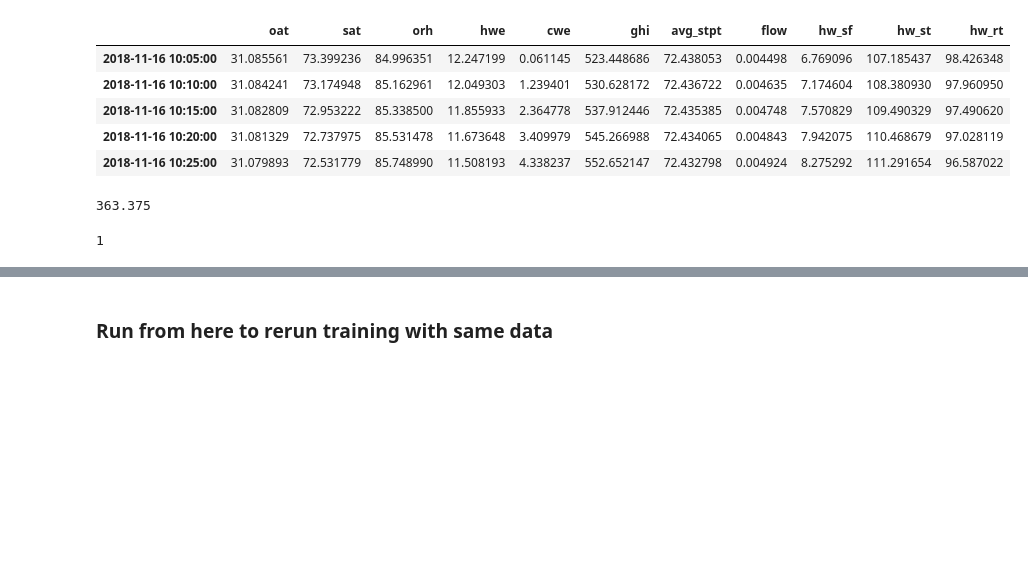
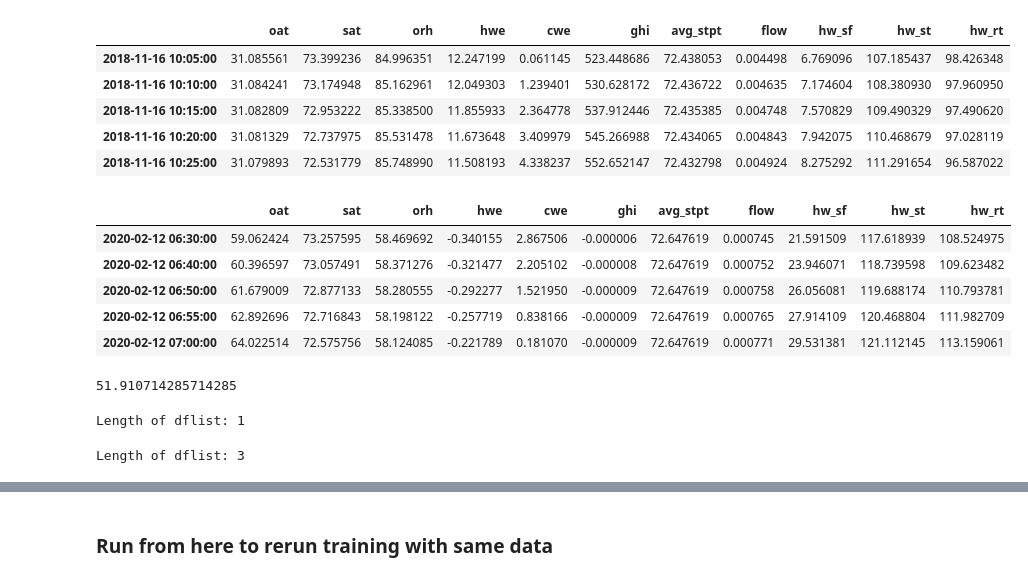
Before and after one commit to AvisekNaug/CDC2020, a Jupyter notebook: notebooks/AHU Energy Training.ipynb, the cells around one changed output, grey strips where cells are left out. Saved outputs shown, nothing was run; the diff lists cells and outputs as text; code cells hidden in the pictures; blank space fills up the shorter version.

```diff
--- a/notebooks/AHU Energy Training.ipynb
+++ b/notebooks/AHU Energy Training.ipynb
@@ -456,21 +456,39 @@ df.head()
 | 2018-11-16 10:15:00 | 31.082809 | 72.953222 | 85.338500 | 11.855933 | 2.364778 | 537.912446 | 72.435385 | 0.004748 | 7.570829 | 109.490329 | 97.490620 |
 | 2018-11-16 10:20:00 | 31.081329 | 72.737975 | 85.531478 | 11.673648 | 3.409979 | 545.266988 | 72.434065 | 0.004843 | 7.942075 | 110.468679 | 97.028119 |
 | 2018-11-16 10:25:00 | 31.079893 | 72.531779 | 85.748990 | 11.508193 | 4.338237 | 552.652147 | 72.432798 | 0.004924 | 8.275292 | 111.291654 | 96.587022 |
+# %%
+df.tail()
+# %% [output]
+|  | oat | sat | orh | hwe | cwe | ghi | avg_stpt | flow | hw_sf | hw_st | hw_rt |
+| 2020-02-12 06:30:00 | 59.062424 | 73.257595 | 58.469692 | -0.340155 | 2.867506 | -0.000006 | 72.647619 | 0.000745 | 21.591509 | 117.618939 | 108.524975 |
+| 2020-02-12 06:40:00 | 60.396597 | 73.057491 | 58.371276 | -0.321477 | 2.205102 | -0.000008 | 72.647619 | 0.000752 | 23.946071 | 118.739598 | 109.623482 |
+| 2020-02-12 06:50:00 | 61.679009 | 72.877133 | 58.280555 | -0.292277 | 1.521950 | -0.000009 | 72.647619 | 0.000758 | 26.056081 | 119.688174 | 110.793781 |
+| 2020-02-12 06:55:00 | 62.892696 | 72.716843 | 58.198122 | -0.257719 | 0.838166 | -0.000009 | 72.647619 | 0.000765 | 27.914109 | 120.468804 | 111.982709 |
+| 2020-02-12 07:00:00 | 64.022514 | 72.575756 | 58.124085 | -0.221789 | 0.181070 | -0.000009 | 72.647619 | 0.000771 | 29.531381 | 121.112145 | 113.159061 |
 # %%
-df.shape[0]/288
+df.shape[0]/2016
 # %% [output]
-363.375
+51.910714285714285
 # %%
 # Creating a list of 7 day dataframes for training
 dflist = dp.df2dflist(df[['oat', 'orh', 'sat', 'ghi', 'hw_sf', 'hwe', 'hw_st','hw_rt']],
-                      subsequence=False,
+                      subsequence=True,
                       period=1,
-                      days=1,
+                      days=21,
                       hours=0)
+print('Length of dflist: {}'.format(len(dflist)))
+# %% [output]
+Length of dflist: 1
-# %%
-len(dflist)
-# %% [output]
-1
+# %%
+# Creating a list of 7 day dataframes for training; here the weeks are continuous
+dflist = dp.df2dflist(dflist[0][['oat', 'orh', 'sat', 'ghi', 'hw_sf', 'hwe', 'hw_st','hw_rt']],
+                      subsequence=True,
+                      period=1,
+                      days=7,
+                      hours=0)
+print('Length of dflist: {}'.format(len(dflist)))
+# %% [output]
+Length of dflist: 3
 # %%
 # create list of training, testing arrays
 weeklist = []
```
Also changed, not shown: parts of 5 cells of this notebook.
